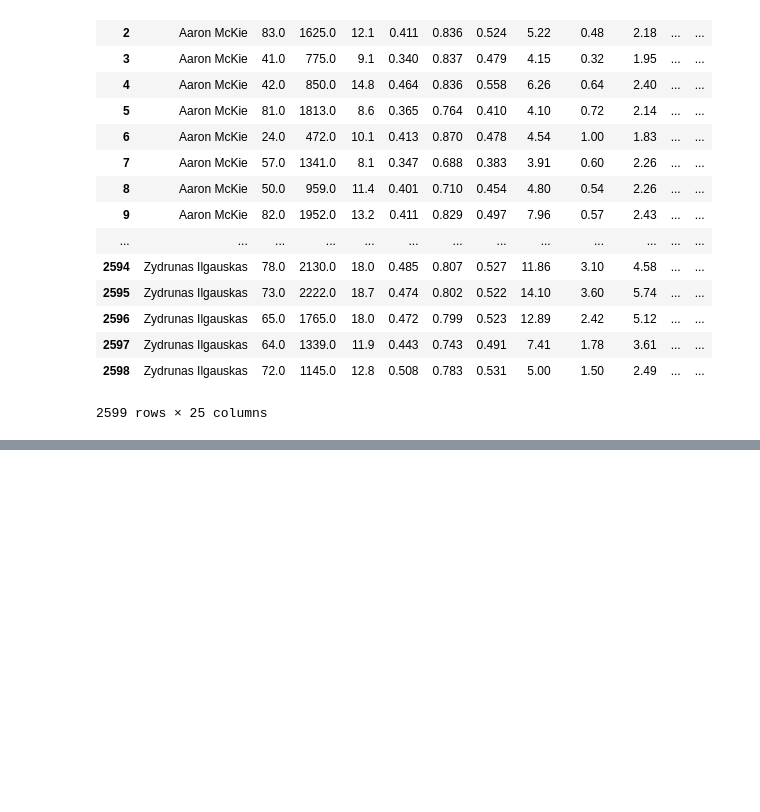
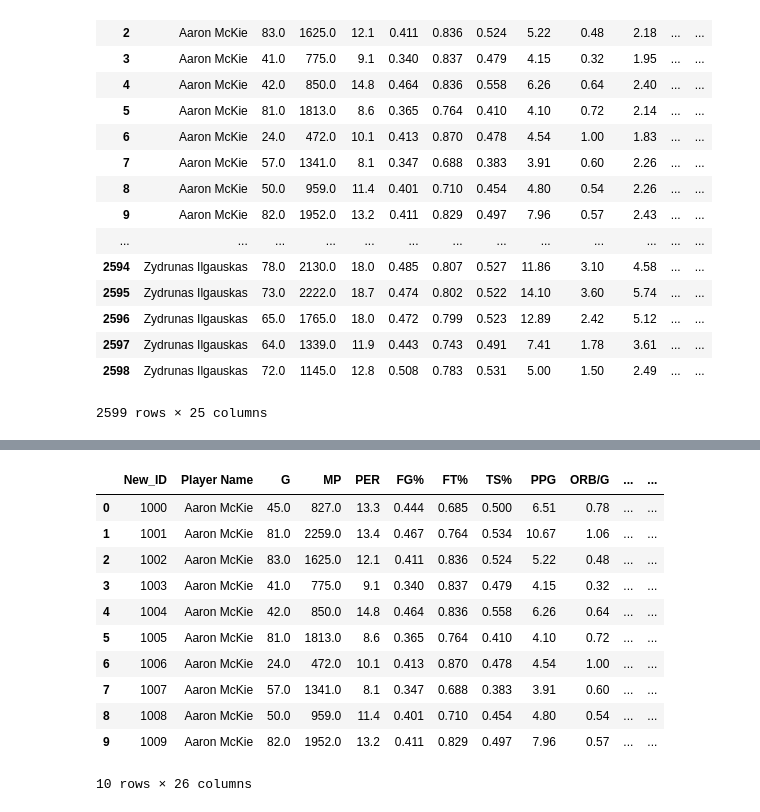
Before and after one commit to ETL-NBA-Project/nba_age_project, a Jupyter notebook: nba_zscores.ipynb, the cells around one changed output, grey strips where cells are left out. Cells and saved outputs as stored; diff of their text form; code cells hidden in the pictures; blank space fills up the shorter version.

```diff
--- a/nba_zscores.ipynb
+++ b/nba_zscores.ipynb
@@ -176,2 +212,15 @@ new
 # %%
-new.head(500)
+new.head(10)
+# %% [output]
+|  | New_ID | Player Name | G | MP | PER | FG% | FT% | TS% | PPG | ORB/G | ... | ... |
+| 0 | 1000 | Aaron McKie | 45.0 | 827.0 | 13.3 | 0.444 | 0.685 | 0.500 | 6.51 | 0.78 | ... | ... |
+| 1 | 1001 | Aaron McKie | 81.0 | 2259.0 | 13.4 | 0.467 | 0.764 | 0.534 | 10.67 | 1.06 | ... | ... |
+| 2 | 1002 | Aaron McKie | 83.0 | 1625.0 | 12.1 | 0.411 | 0.836 | 0.524 | 5.22 | 0.48 | ... | ... |
+| 3 | 1003 | Aaron McKie | 41.0 | 775.0 | 9.1 | 0.340 | 0.837 | 0.479 | 4.15 | 0.32 | ... | ... |
+| 4 | 1004 | Aaron McKie | 42.0 | 850.0 | 14.8 | 0.464 | 0.836 | 0.558 | 6.26 | 0.64 | ... | ... |
+| 5 | 1005 | Aaron McKie | 81.0 | 1813.0 | 8.6 | 0.365 | 0.764 | 0.410 | 4.10 | 0.72 | ... | ... |
+| 6 | 1006 | Aaron McKie | 24.0 | 472.0 | 10.1 | 0.413 | 0.870 | 0.478 | 4.54 | 1.00 | ... | ... |
+| 7 | 1007 | Aaron McKie | 57.0 | 1341.0 | 8.1 | 0.347 | 0.688 | 0.383 | 3.91 | 0.60 | ... | ... |
+| 8 | 1008 | Aaron McKie | 50.0 | 959.0 | 11.4 | 0.401 | 0.710 | 0.454 | 4.80 | 0.54 | ... | ... |
+| 9 | 1009 | Aaron McKie | 82.0 | 1952.0 | 13.2 | 0.411 | 0.829 | 0.497 | 7.96 | 0.57 | ... | ... |
+10 rows × 26 columns
```
Also changed, not shown: parts of 5 cells of this notebook.
